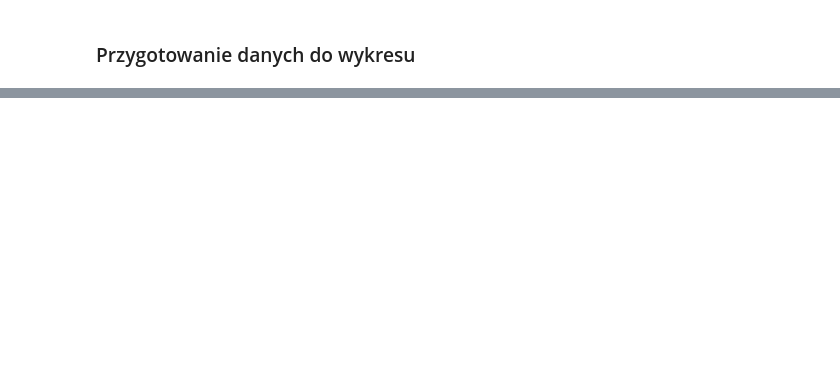
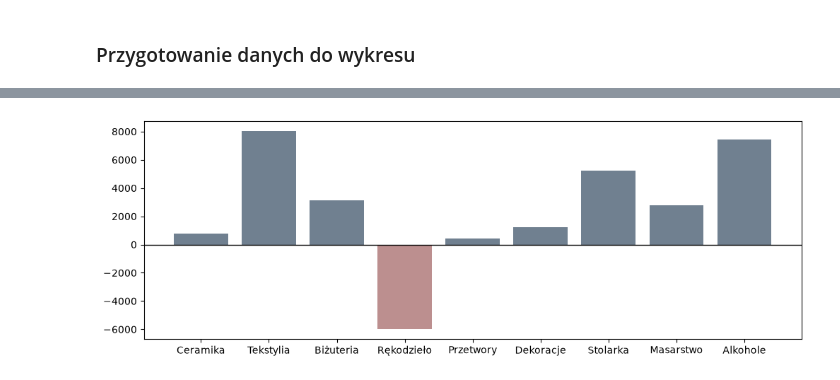
Before and after one commit to K1ara1/DataVisualization, a Jupyter notebook: 01-bar.ipynb, the cells around one changed output, grey strips where cells are left out. Cells and saved outputs as stored; diff of their text form; code cells hidden in the pictures; blank space fills up the shorter version.

```diff
--- a/01-bar.ipynb
+++ b/01-bar.ipynb
@@ -329,0 +390,8 @@ plt. show()
+# %%
+colors = ["slategray" if v >= 0 else "rosybrown" for v in t_delta["delta_pln"]]
+plt.figure(figsize=(12, 4))
+plt.bar(t_delta["category"], t_delta["delta_pln"], color=colors)
+plt.axhline(0, color="black", linewidth=1)
+plt.show()
+# %% [output]
+[figure, added]
```
Also changed, not shown: parts of 16 cells of this notebook.
